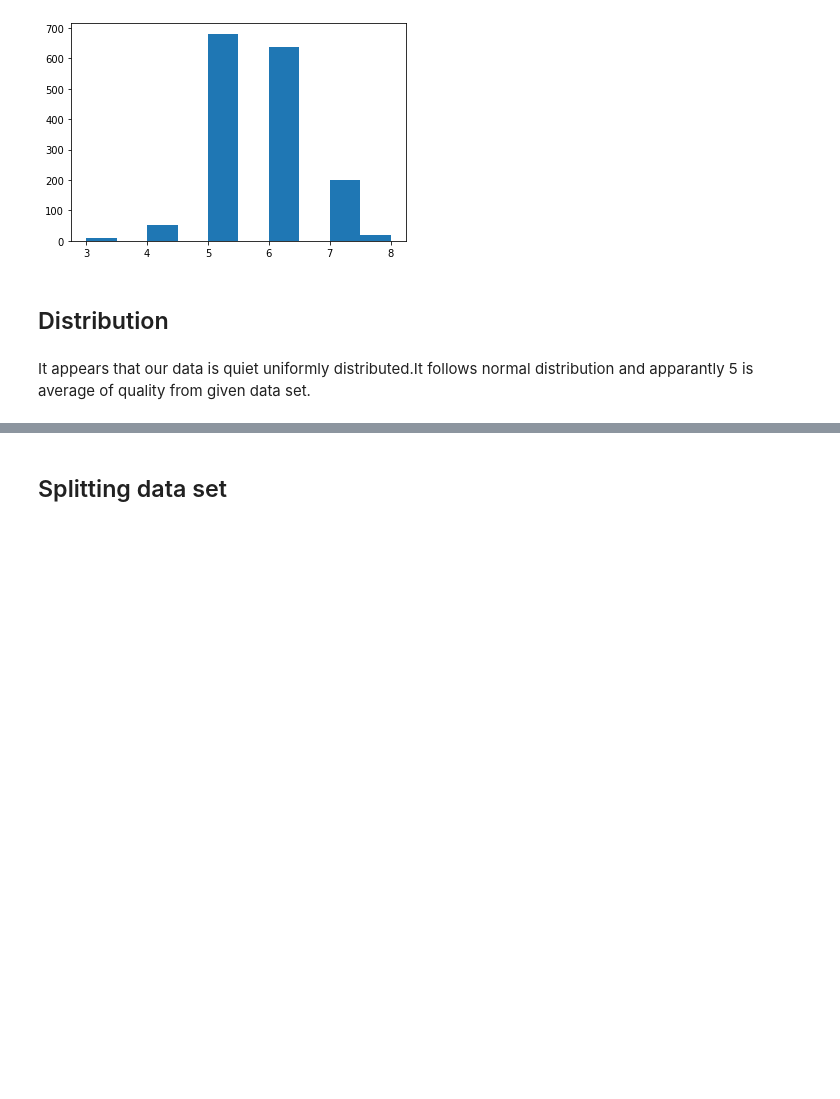
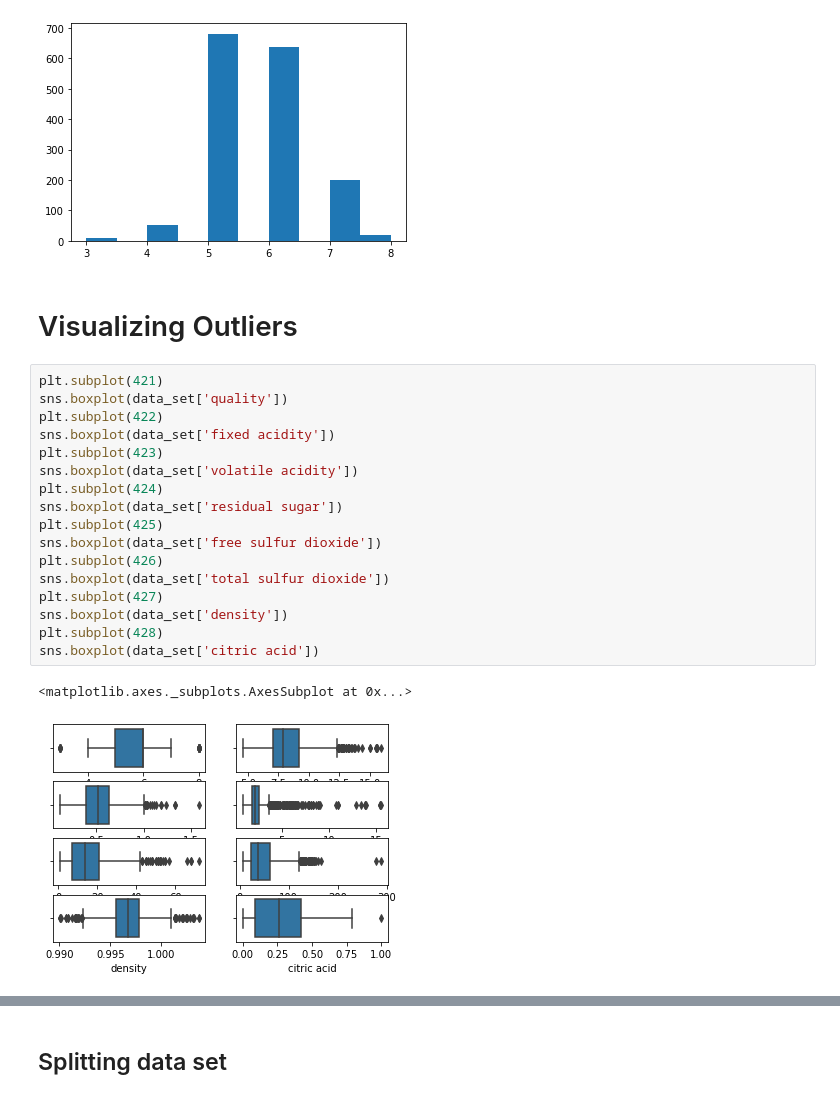
Before and after one commit to Syed-Sherjeel/Classification-Problems, a Jupyter notebook: Wine Quality Anaysis/Wine quality prediction.ipynb, the cells around one changed output, grey strips where cells are left out. Drawn from its saved outputs; the diff is of its cells as text; blank space fills up the shorter version.

```diff
--- a/Wine Quality Anaysis/Wine quality prediction.ipynb
+++ b/Wine Quality Anaysis/Wine quality prediction.ipynb
@@ -88,7 +102,25 @@ plt.hist(data_set.quality.values)
  array([3. , 3.5, 4. , 4.5, 5. , 5.5, 6. , 6.5, 7. , 7.5, 8. ]),
  <a list of 10 Patch objects>)
 [figure]
-# %% [markdown]
-## Distribution
-# %% [markdown]
-It appears that our data is quiet uniformly distributed.It follows normal distribution and apparantly 5 is average of quality from given data set.
+# %% [markdown]
+# Visualizing Outliers
+# %%
+plt.subplot(421)
+sns.boxplot(data_set['quality'])
+plt.subplot(422)
+sns.boxplot(data_set['fixed acidity'])
+plt.subplot(423)
+sns.boxplot(data_set['volatile acidity'])
+plt.subplot(424)
+sns.boxplot(data_set['residual sugar'])
+plt.subplot(425)
+sns.boxplot(data_set['free sulfur dioxide'])
+plt.subplot(426)
+sns.boxplot(data_set['total sulfur dioxide'])
+plt.subplot(427)
+sns.boxplot(data_set['density'])
+plt.subplot(428)
+sns.boxplot(data_set['citric acid'])
+# %% [output]
+<matplotlib.axes._subplots.AxesSubplot at 0x...>
+[figure, added]
```
Also changed, not shown: parts of 9 cells of this notebook, 1 other file.
